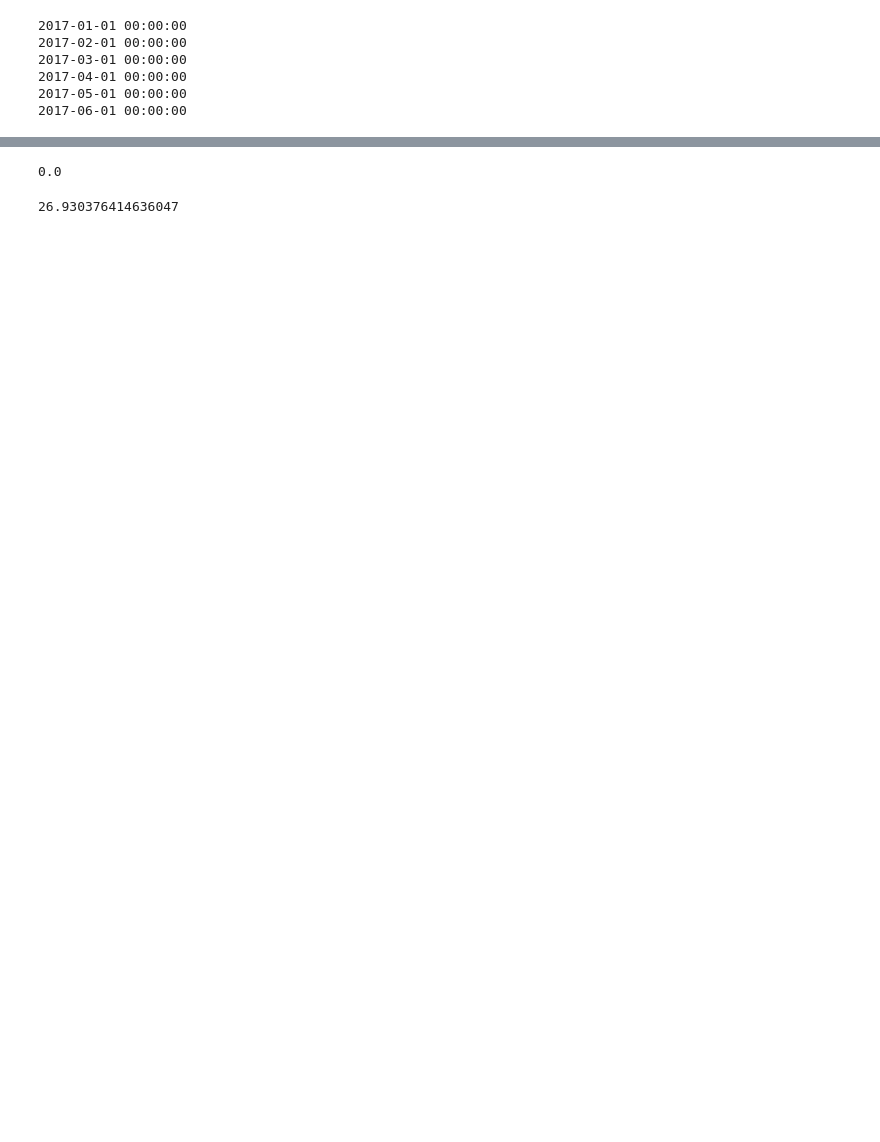
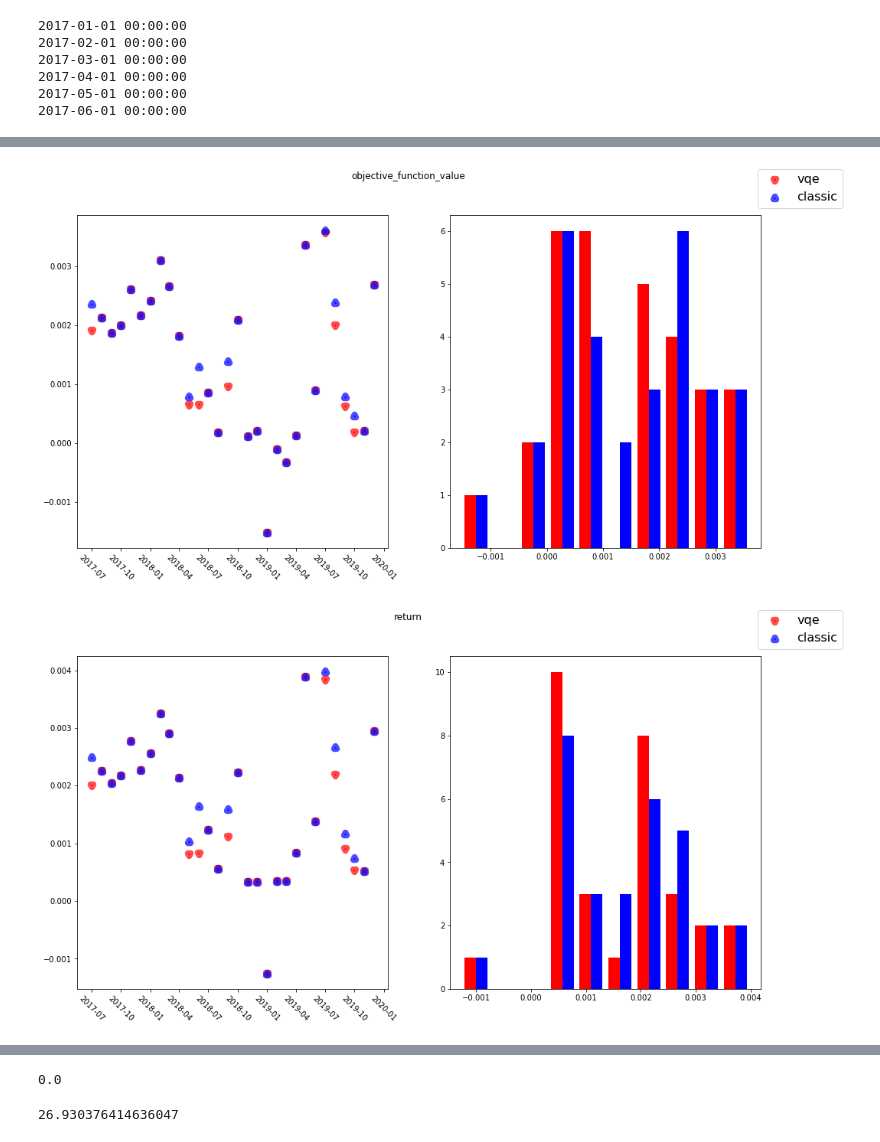
Before and after one commit to grossiM/quantum-optimization-experiments, a Jupyter notebook: benchmarking.ipynb, the cells around one changed output, grey strips where cells are left out. Drawn from its saved outputs; the diff is of its cells as text; code cells hidden in the pictures; blank space fills up the shorter version.

```diff
--- a/benchmarking.ipynb
+++ b/benchmarking.ipynb
@@ -100,8 +114,8 @@ optim_dict = {
   "penalty": 2*n
 }
 # %%
-optim_start_date=datetime.datetime(2017, 10, 1)
-optim_end_date=datetime.datetime(2017, 12, 31)
+optim_start_date=datetime.datetime(2017, 7, 1)
+optim_end_date=datetime.datetime(2019, 12, 31)
 optim_step_delta=relativedelta(months=1)
 past_delta=relativedelta(months=6)  #used to compute mu and sigma at each optimization step
 
@@ -142,7 +156,10 @@ for optim_date in tqdm(optim_dates):
         vol = q * sum([sigma[i,j]*res.x[i]*res.x[j] for i in range(n) for j in range(n)])
         value = ret-vol
         assert math.isclose(value, res.fval, abs_tol=1e-10)
-        overall_results[s][optim_date] = (value, ret, vol, comp_time)
+        overall_results[s][optim_date] = {'objective_function_value': value,
+                                          'return': ret,
+                                          'volatility': vol,
+                                          'computational_time': comp_time}
 
         #print(computation_start, computation_end)
         #print(f"solver: {s}, optim date: {optim_date}, success: {res.status}")
@@ -170,0 +188,28 @@ pprint.pprint(overall_results)
+# %%
+palette = ['r', 'b', 'c', 'm', 'y', 'k']
+markers = ['v', '^', 'o', 's', 'p', 'd']
+# %%
+## may it make more sense to plot [(approx_algo - exact) / exact] of points?
+
+metrics = ['objective_function_value', 'return', 'volatility', 'computational_time']
+
+for metric in metrics:
+
+    fig, (ax1, ax2) = plt.subplots(1, 2, figsize=(16, 8))
+
+    x = optim_dates
+    ys = []
+    for i,solver in enumerate(solvers):
+        y = [overall_results[solver][date][metric] for date in optim_dates]
+        ax1.scatter(x, y, s=12, c=palette[i%len(palette)], marker=markers[i%len(markers)], alpha=0.7, linewidth=8, label=solver)
+        ys.append(y)
+    #ax1.set_yscale('log')
+    plt.setp(ax1.xaxis.get_majorticklabels(), rotation=-45)
+
+    ax2.hist(ys, bins=10, color=palette[:len(ys)])
+
+    fig.suptitle(metric)
+    fig.legend(prop={'size': 16})
+# %% [output]
+[figure, added]
+[figure, added]
```
Also changed, not shown: parts of 5 cells of this notebook.
